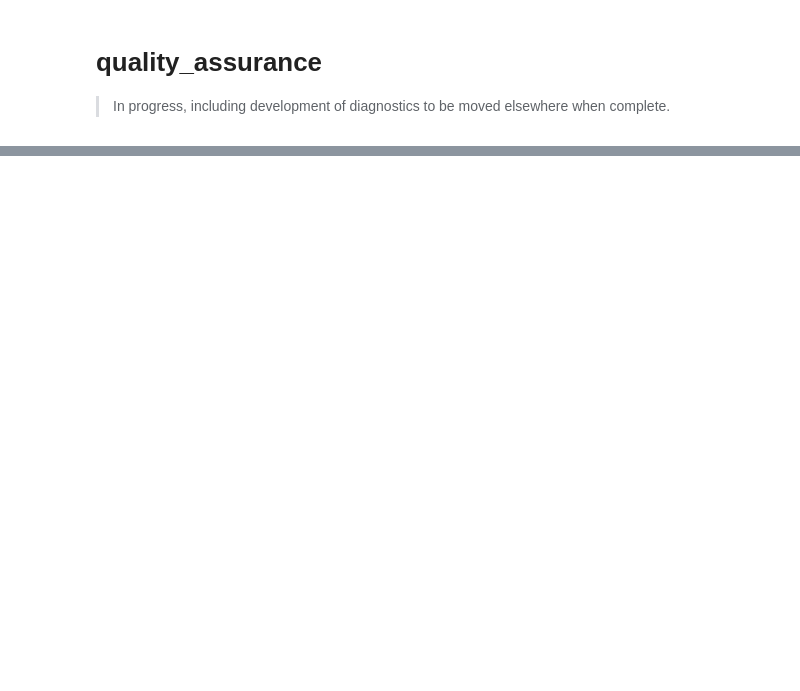
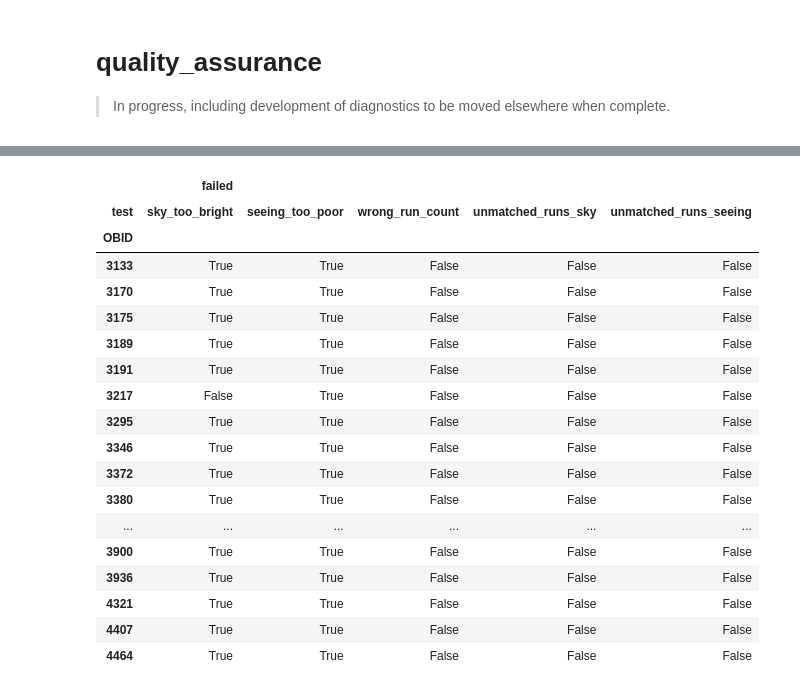
Before and after one commit to bamford/qagmire, a Jupyter notebook: nbs/02_quality_assurance.ipynb, the cells around one changed output, grey strips where cells are left out. Cells and saved outputs as stored; diff of their text form; code cells hidden in the pictures; blank space fills up the shorter version.

```diff
--- a/nbs/02_quality_assurance.ipynb
+++ b/nbs/02_quality_assurance.ipynb
@@ -101,31 +246,0 @@ and also some supplementary tests:
-# %%
-# |export
-
-
-def _restore_coords(coords, da):
-    return [d.assign_coords(coords) for d in da]
-
-
-def _get_and_check_by_exp(col):
-    coords = (
-        col.swap_dims(filename="MJD")
-        .coords.to_dataset()
-        .reset_coords()
-        .groupby("MJD")
-        .first()
-    )
-    by_exp = col.groupby("MJD")
-    count, first, last = _restore_coords(
-        coords, (by_exp.count(), by_exp.first(), by_exp.last())
-    )
-    expected_runs = count == 2
-    runs_match = first == last
-    return first, expected_runs, runs_match
-
-
-def _get_and_check_by_ob(col):
-    by_ob = col.groupby("OBID")
-    count, first = (by_ob.count(), by_ob.first())
-    expected_runs = count == 6
-    runs_match = (first != col).any(axis=-1)
-    return first, expected_runs, runs_match
@@ -309,3 +398,25 @@ def fails_summary(da, top=None):
+# %%
+ObsCondCheck.full_summary(detail)
+# %% [output]
+|  | failed |  |  |  |  |
+| test | sky_too_bright | seeing_too_poor | wrong_run_count | unmatched_runs_sky | unmatched_runs_seeing |
+| OBID |  |  |  |  |  |
+| 3133 | True | True | False | False | False |
+| 3170 | True | True | False | False | False |
+| 3175 | True | True | False | False | False |
+| 3189 | True | True | False | False | False |
+| 3191 | True | True | False | False | False |
+| 3217 | False | True | False | False | False |
+| 3295 | True | True | False | False | False |
+| 3346 | True | True | False | False | False |
+| 3372 | True | True | False | False | False |
+| 3380 | True | True | False | False | False |
+| ... | ... | ... | ... | ... | ... |
+| 3900 | True | True | False | False | False |
+| 3936 | True | True | False | False | False |
+| 4321 | True | True | False | False | False |
+| 4407 | True | True | False | False | False |
+| 4464 | True | True | False | False | False |
 # %%
 # |export
 
```
Also changed, not shown: parts of 31 cells of this notebook, 6 other files.
